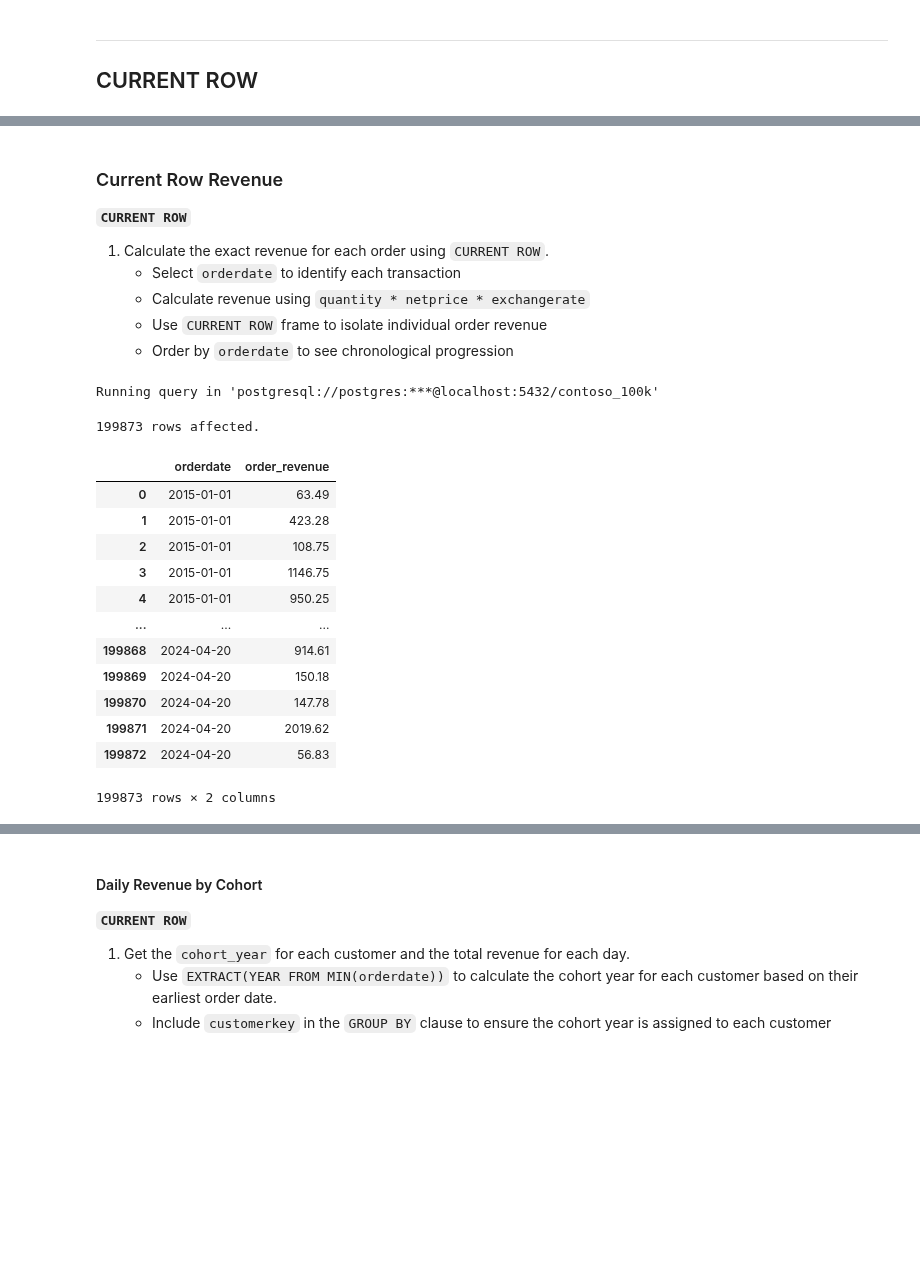
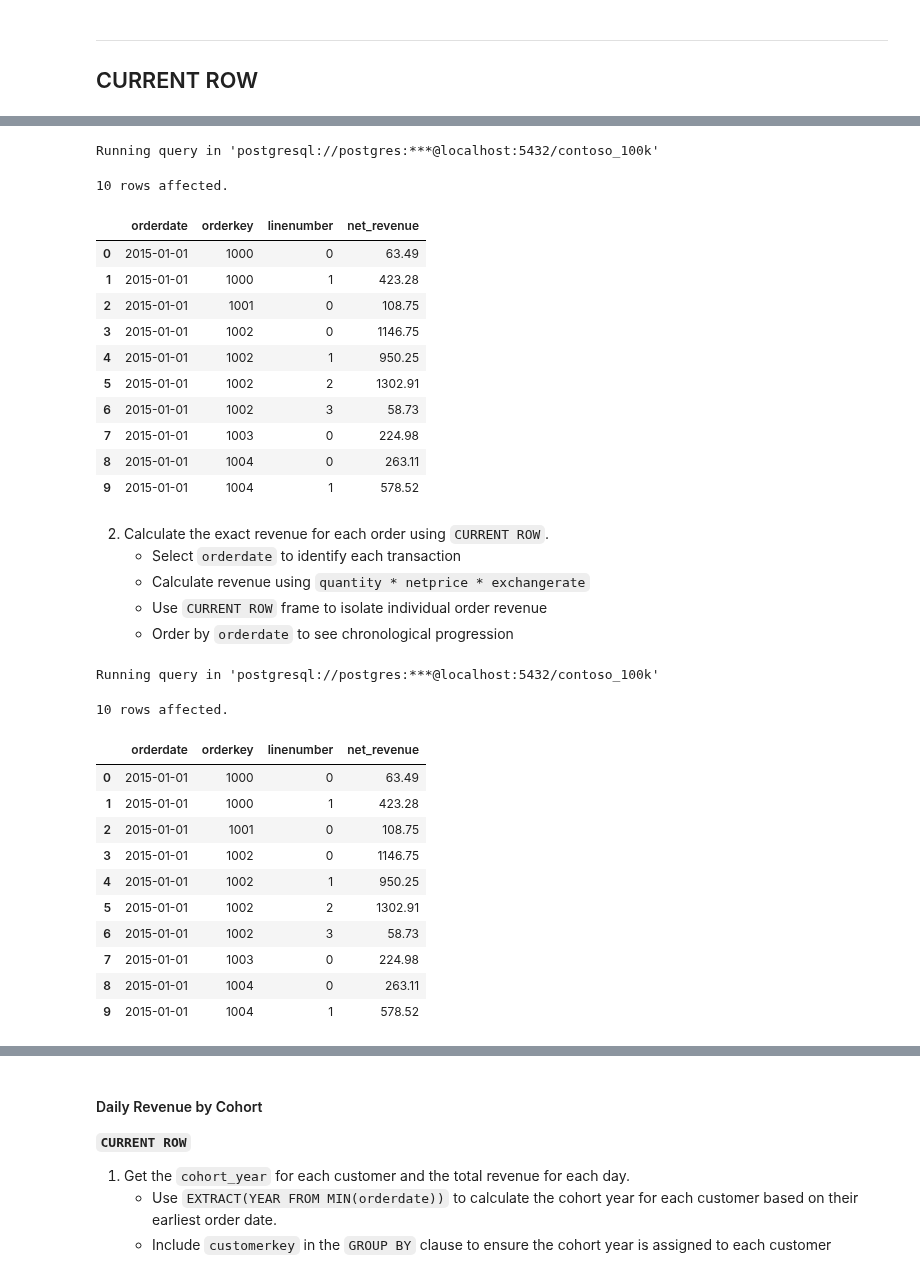
Before and after one commit to mgamzec/SQL_Data_Analytics_Project, a Jupyter notebook: 3_Windows_Functions/5_Frame_Clause.ipynb, the cells around one changed output, grey strips where cells are left out. Cells and saved outputs as stored; diff of their text form; code cells hidden in the pictures; blank space fills up the shorter version.

```diff
--- a/3_Windows_Functions/5_Frame_Clause.ipynb
+++ b/3_Windows_Functions/5_Frame_Clause.ipynb
@@ -115,9 +123,33 @@ Connecting and switching to connection 'postgresql://postgres:***@localhost:5432
+# %%
+%%sql
+
+SELECT
+    orderdate,
+    orderkey,
+    linenumber,
+    SUM(quantity * netprice * exchangerate) AS net_revenue
+FROM sales
+GROUP BY
+    orderdate,
+    orderkey,
+    linenumber
+LIMIT 10
+# %% [output]
+Running query in 'postgresql://postgres:***@localhost:5432/contoso_100k'
+10 rows affected.
+|  | orderdate | orderkey | linenumber | net_revenue |
+| 0 | 2015-01-01 | 1000 | 0 | 63.49 |
+| 1 | 2015-01-01 | 1000 | 1 | 423.28 |
+| 2 | 2015-01-01 | 1001 | 0 | 108.75 |
+| 3 | 2015-01-01 | 1002 | 0 | 1146.75 |
+| 4 | 2015-01-01 | 1002 | 1 | 950.25 |
+| 5 | 2015-01-01 | 1002 | 2 | 1302.91 |
+| 6 | 2015-01-01 | 1002 | 3 | 58.73 |
+| 7 | 2015-01-01 | 1003 | 0 | 224.98 |
+| 8 | 2015-01-01 | 1004 | 0 | 263.11 |
+| 9 | 2015-01-01 | 1004 | 1 | 578.52 |
 # %% [markdown]
-### Current Row Revenue
-
-**`CURRENT ROW`**
-
-1. Calculate the exact revenue for each order using `CURRENT ROW`.
+2. Calculate the exact revenue for each order using `CURRENT ROW`.
    - Select `orderdate` to identify each transaction
    - Calculate revenue using `quantity * netprice * exchangerate`
    - Use `CURRENT ROW` frame to isolate individual order revenue
@@ -125,28 +157,26 @@ Connecting and switching to connection 'postgresql://postgres:***@localhost:5432
 # %%
 %%sql
 
-
 SELECT
     orderdate,
+    orderkey,
+    linenumber,
     SUM(quantity * netprice * exchangerate) OVER (
-        ORDER BY orderdate
-        ROWS BETWEEN CURRENT ROW AND CURRENT ROW
-    ) as order_revenue
+        ROWS BETWEEN CURRENT ROW AND CURRENT ROW        -- run without this as well
+    ) as net_revenue
 FROM sales
-ORDER BY orderdate;
+LIMIT 10;
 # %% [output]
 Running query in 'postgresql://postgres:***@localhost:5432/contoso_100k'
-199873 rows affected.
+10 rows affected.
-|  | orderdate | order_revenue |
-| 0 | 2015-01-01 | 63.49 |
-| 1 | 2015-01-01 | 423.28 |
-| 2 | 2015-01-01 | 108.75 |
-| 3 | 2015-01-01 | 1146.75 |
-| 4 | 2015-01-01 | 950.25 |
-| ... | ... | ... |
-| 199868 | 2024-04-20 | 914.61 |
-| 199869 | 2024-04-20 | 150.18 |
-| 199870 | 2024-04-20 | 147.78 |
-| 199871 | 2024-04-20 | 2019.62 |
-| 199872 | 2024-04-20 | 56.83 |
+|  | orderdate | orderkey | linenumber | net_revenue |
+| 0 | 2015-01-01 | 1000 | 0 | 63.49 |
+| 1 | 2015-01-01 | 1000 | 1 | 423.28 |
+| 2 | 2015-01-01 | 1001 | 0 | 108.75 |
+| 3 | 2015-01-01 | 1002 | 0 | 1146.75 |
+| 4 | 2015-01-01 | 1002 | 1 | 950.25 |
+| 5 | 2015-01-01 | 1002 | 2 | 1302.91 |
+| 6 | 2015-01-01 | 1002 | 3 | 58.73 |
+| 7 | 2015-01-01 | 1003 | 0 | 224.98 |
+| 8 | 2015-01-01 | 1004 | 0 | 263.11 |
+| 9 | 2015-01-01 | 1004 | 1 | 578.52 |
-199873 rows × 2 columns
```
Also changed, not shown: parts of 21 cells of this notebook, 3 other files.
